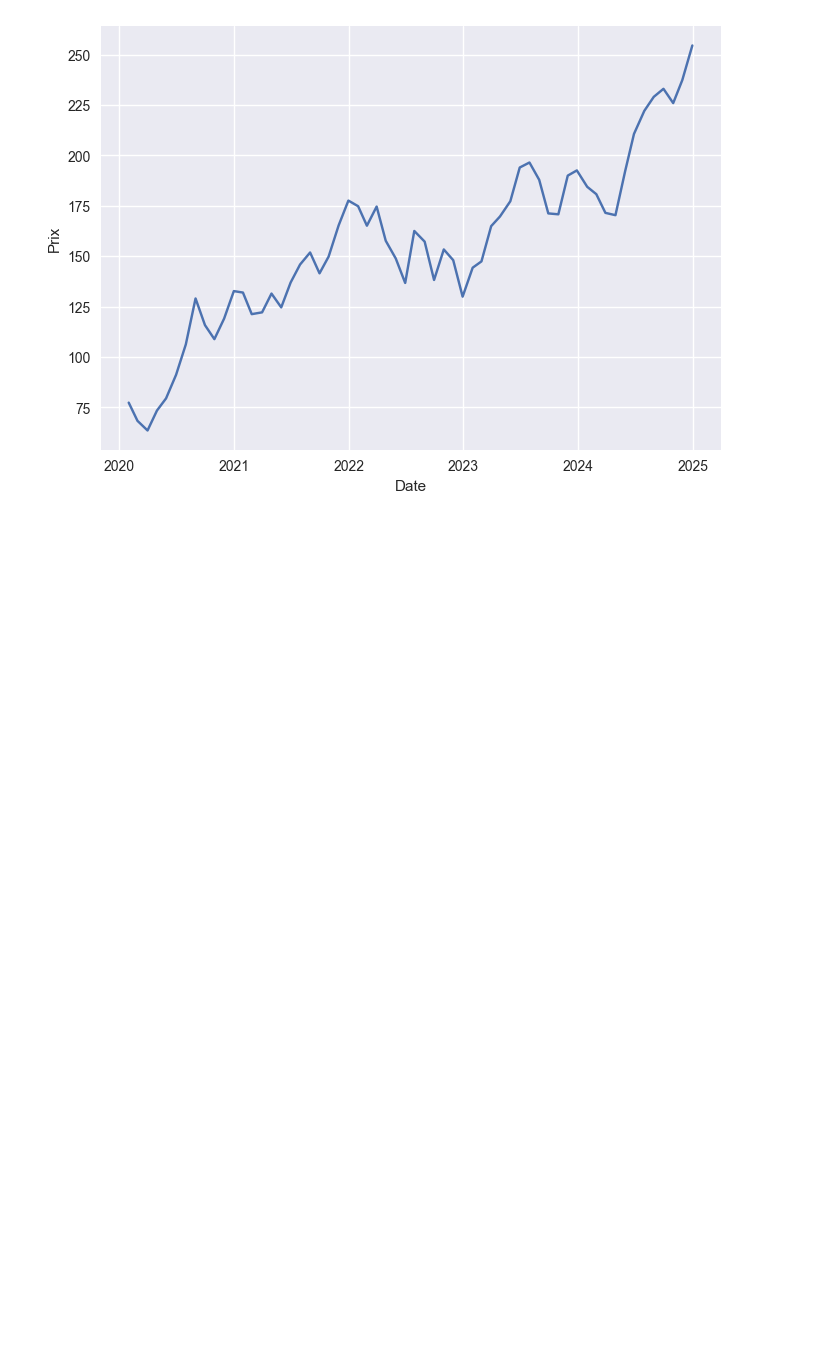
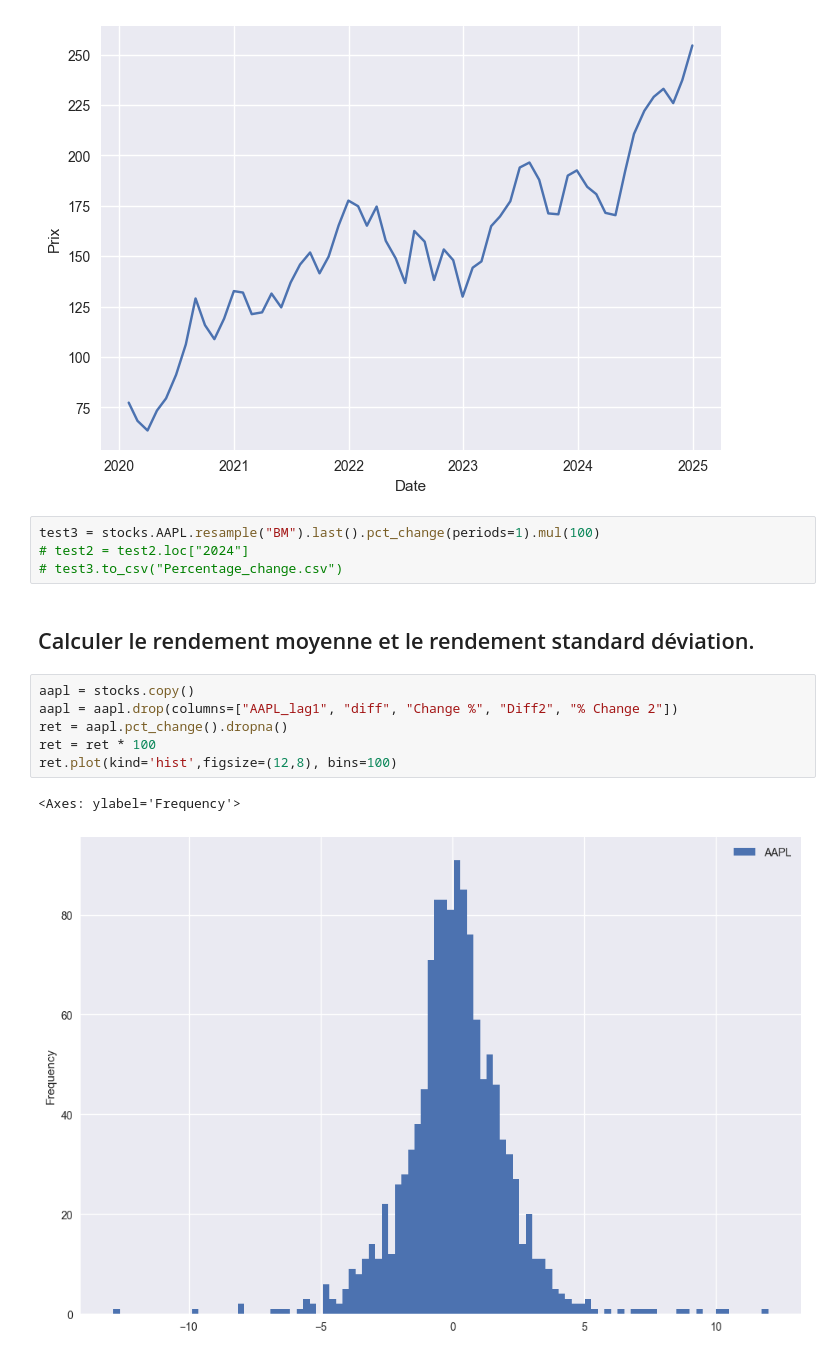
Before and after one commit to aghilas-smail/Aghilas_org, a Jupyter notebook: Algorthmic trading python/Trade.ipynb, the cells around one changed output. Drawn from its saved outputs; the diff is of its cells as text; blank space fills up the shorter version.

Commit message:
Plot a histogramme

```diff
--- a/Algorthmic trading python/Trade.ipynb
+++ b/Algorthmic trading python/Trade.ipynb
@@ -350,3 +350,18 @@ plt.ylabel("Prix")
 plt.show()
 # %% [output]
 [figure]
+# %%
+test3 = stocks.AAPL.resample("BM").last().pct_change(periods=1).mul(100)
+# test2 = test2.loc["2024"]
+# test3.to_csv("Percentage_change.csv")
+# %% [markdown]
+## Calculer le rendement moyenne et le rendement standard déviation.
+# %%
+aapl = stocks.copy()
+aapl = aapl.drop(columns=["AAPL_lag1", "diff", "Change %", "Diff2", "% Change 2"])
+ret = aapl.pct_change().dropna()
+ret = ret * 100
+ret.plot(kind='hist',figsize=(12,8), bins=100)
+# %% [output]
+<Axes: ylabel='Frequency'>
+[figure, added]
```
Also changed, not shown: parts of 1 cell of this notebook.
